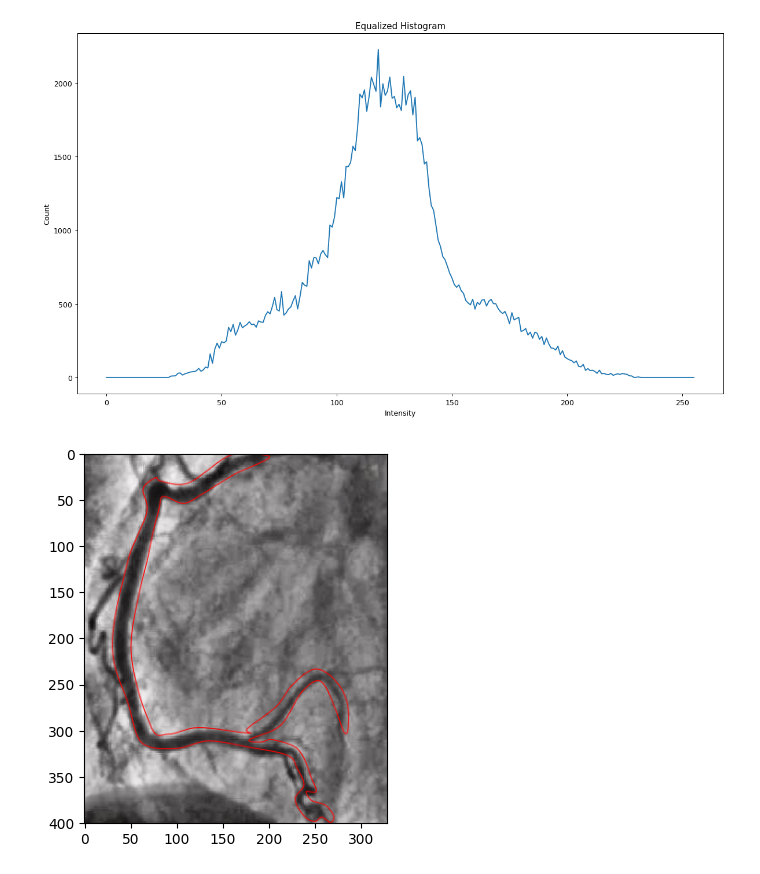
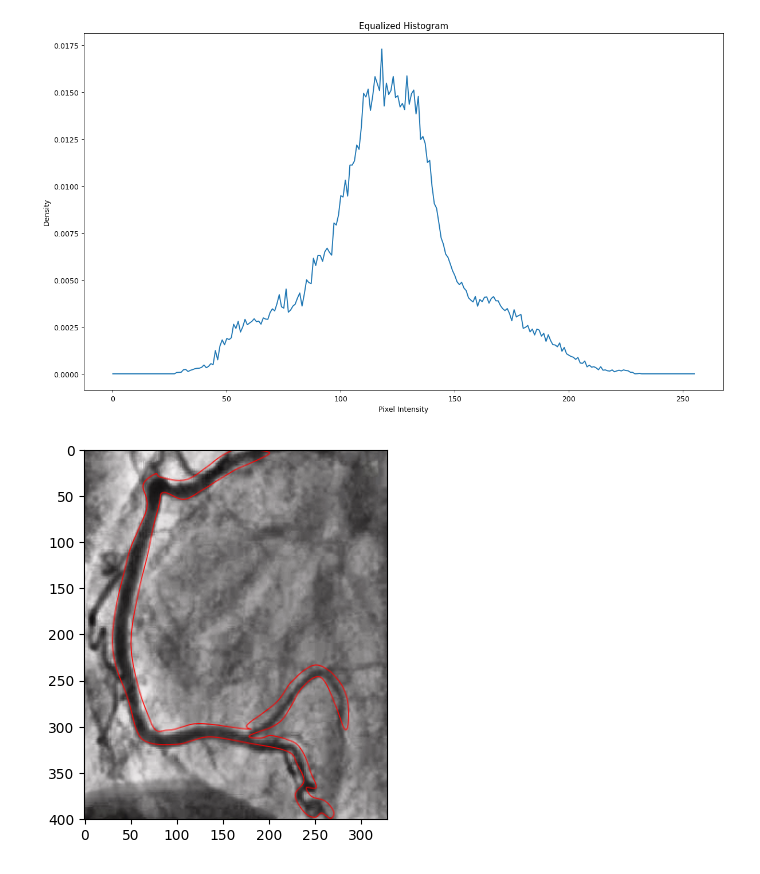
Before and after one commit to jbenshetler/vessel_segmentation, a Jupyter notebook: seg.ipynb, the cells around one changed output. Cells and saved outputs as stored; diff of their text form; code cells hidden in the pictures.

```diff
--- a/seg.ipynb
+++ b/seg.ipynb
@@ -28,15 +28,16 @@ def structuralFiltering(img : NDArray) -> NDArray:
 def histogram_plot(img : NDArray, title : str = None, dpi : int = 90):
     hist, bins = np.histogram( img.ravel(), bins=256, range=[0,256])
     plt.figure(figsize=(16,9), dpi=dpi)
-    plt.plot(bins[:-1], hist)
+    plt.plot(bins[:-1], hist / hist.sum())
     if title:
         plt.title(title)
-    plt.xlabel('Intensity')
-    plt.ylabel('Count')
+    plt.xlabel('Pixel Intensity')
+    plt.ylabel('Density')
+    return bins[:-1], hist
 # %%
-histogram_plot(equalized, "Equalized Histogram")
+_ = histogram_plot(equalized, "Equalized Histogram")
 # %% [output]
-[figure, old version]
+[figure, new version]
 # %%
 regions_img = cv2.cvtColor(
     cv2.imread('input/regions.png'),
```
Also changed, not shown: parts of 10 cells of this notebook.
